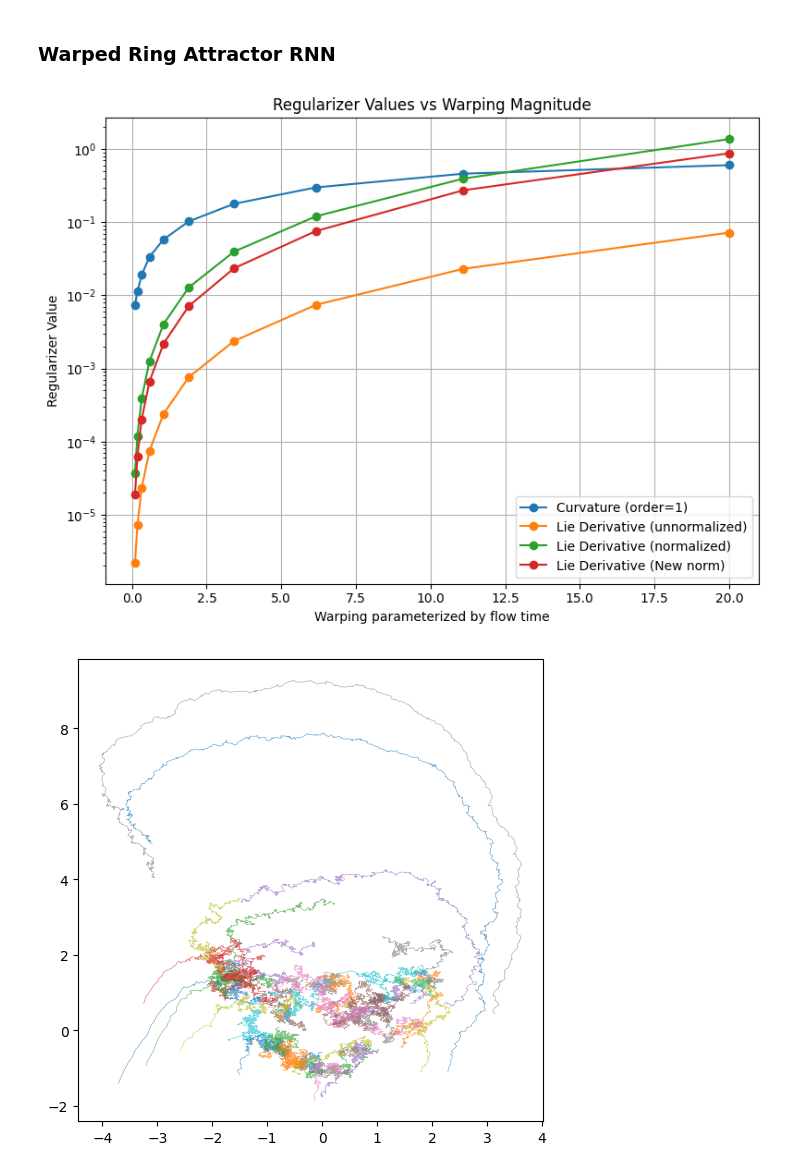
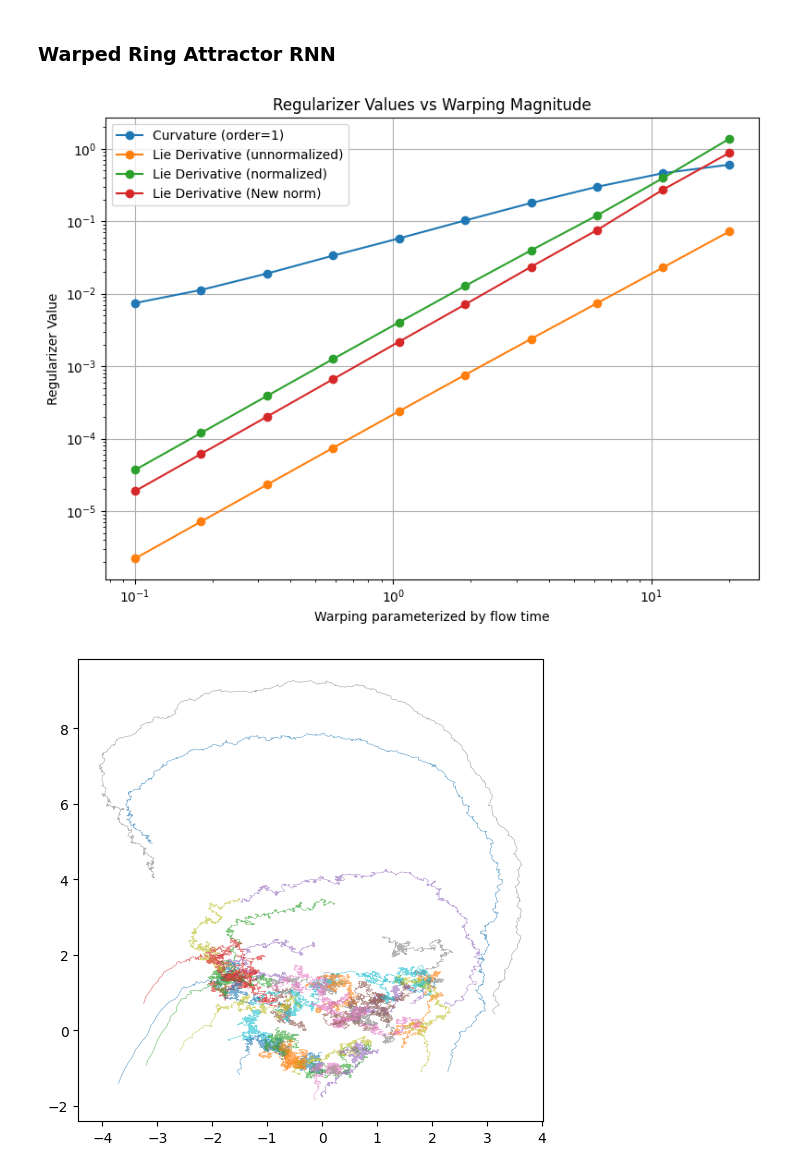
Before and after one commit to aliang9/symm_reg, a Jupyter notebook: ra_xfads_training/regularizer_sample_trajectories.ipynb, the cells around one changed output. Drawn from its saved outputs; the diff is of its cells as text; code cells hidden in the pictures.

```diff
--- a/ra_xfads_training/regularizer_sample_trajectories.ipynb
+++ b/ra_xfads_training/regularizer_sample_trajectories.ipynb
@@ -74,7 +74,7 @@ regularizer_labels = [
 
 plt.figure(figsize=(8, 6))
 for i in range(len(regularizer_labels)):
-    plt.plot(perturbation_magnitudes, r_at_perturbation_magnitudes[:, i], marker='o', label=regularizer_labels[i])
+    plt.loglog(perturbation_magnitudes, r_at_perturbation_magnitudes[:, i], marker='o', label=regularizer_labels[i])
 
 plt.xlabel("Max norm of perturbation")
 plt.ylabel("Regularizer Value")
@@ -126,29 +126,29 @@ r_at_perturbation_magnitudes = torch.stack(r_at_perturbation_magnitudes, dim=0).
 # %%
 regularizer_labels = [
     "Curvature (order=1)",
     "Lie Derivative (unnormalized)",
     "Lie Derivative (normalized)",
     "Lie Derivative (New norm)"
 ]
 
 # Plot
 
 plt.figure(figsize=(8, 6))
 for i in range(len(regularizer_labels)):
-    plt.plot(perturbation_magnitudes, r_at_perturbation_magnitudes[:, i], marker='o', label=regularizer_labels[i])
+    plt.loglog(perturbation_magnitudes, r_at_perturbation_magnitudes[:, i], marker='o', label=regularizer_labels[i])
 
 plt.xlabel("Warping parameterized by flow time")
 plt.ylabel("Regularizer Value")
 plt.title("Regularizer Values vs Warping Magnitude")
 plt.legend()
 plt.grid(True)
 plt.yscale("log")
 # plt.xscale("log")
 plt.tight_layout()
 plt.savefig("regularizer_vs_warping.png", dpi=300, bbox_inches="tight")
 plt.show()
 # %% [output]
-[figure, old version]
+[figure, new version]
 # %%
 kw = data_gen(n_neurons, _n_time_bins, _n_trials, bin_sz, rnn_kwargs={'t_conj' : perturbation_magnitudes[-1]}, cfg=cfg)
 z = kw['z_train']
```
Also changed, not shown: parts of 4 cells of this notebook, 17 other files.
